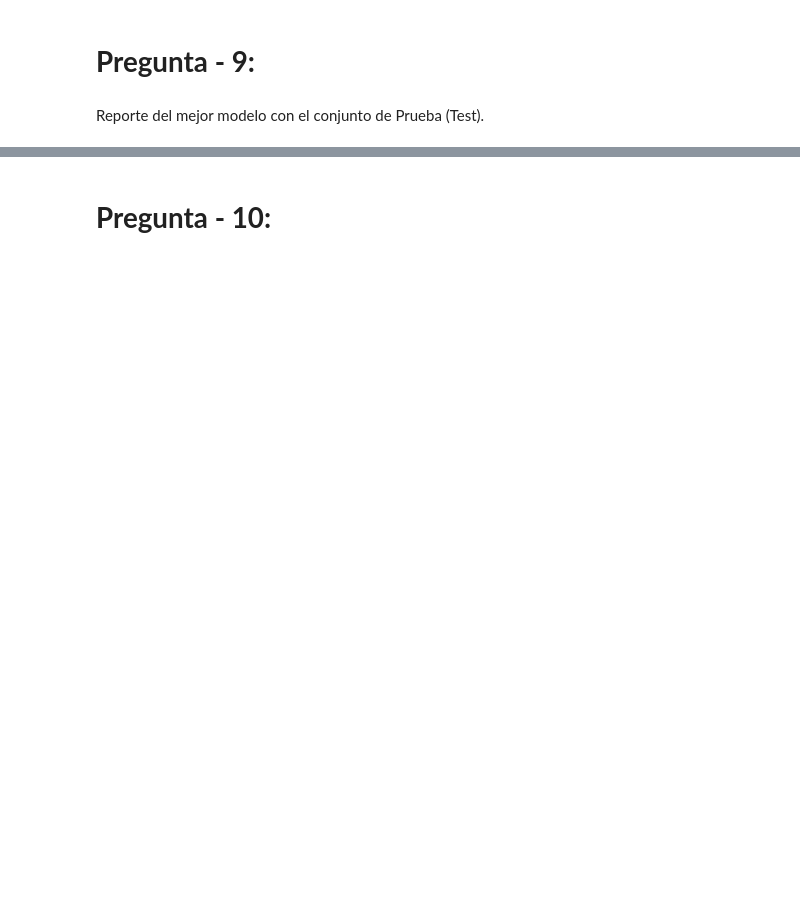
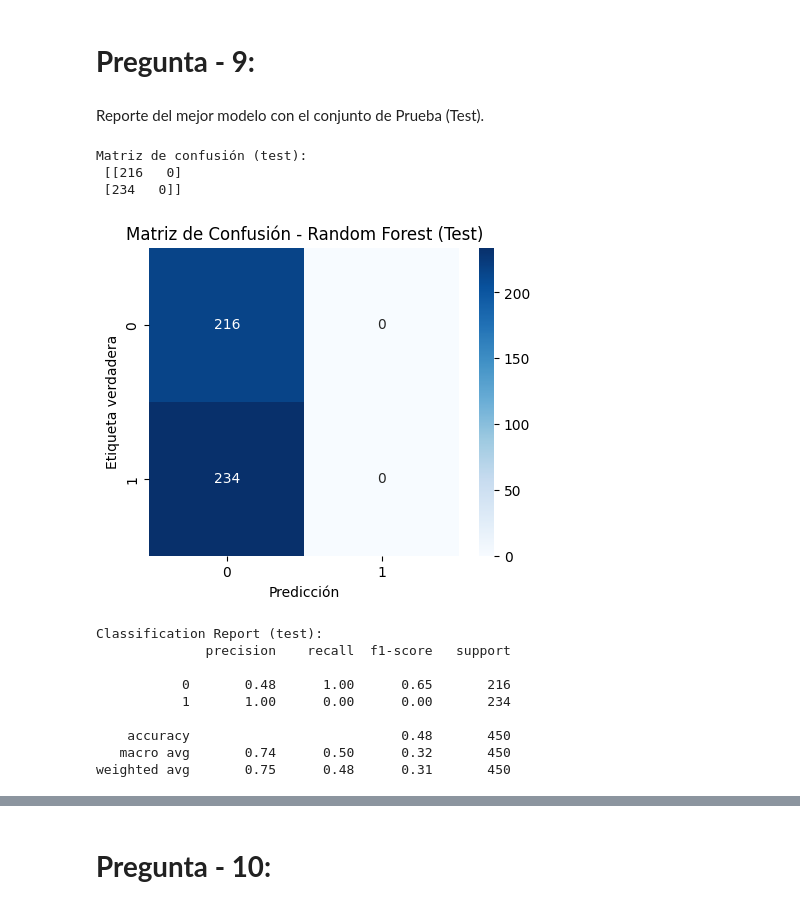
Before and after one commit to Cpano98/procesamiento-de-lenguaje-natural-equipo64, a Jupyter notebook: Actividad5/MNA_NLP_semana_5_Actividad_Embeddings_2025.ipynb, the cells around one changed output, grey strips where cells are left out. Cells and saved outputs as stored; diff of their text form; code cells hidden in the pictures; blank space fills up the shorter version.

```diff
--- a/Actividad5/MNA_NLP_semana_5_Actividad_Embeddings_2025.ipynb
+++ b/Actividad5/MNA_NLP_semana_5_Actividad_Embeddings_2025.ipynb
@@ -171,3 +177,12 @@ assert Y.shape == (3000,)
 # **Pregunta - 2:**
 # %% [markdown]
 Realiza el proceso de limpieza. Aplica el preprocesamiento que consideres adecuado.
+# %%
+# Limpiamos el texto reemplazando los tabuladores por espacios y separamos la etiqueta del comentario.
+# Como los datos de IMDB no usan tabulador para separar la etiqueta, usamos rsplit para dividir desde el final.
+# Esto permite extraer correctamente la etiqueta (Y) como la última palabra del texto.
+df['text'] = df['text'].str.replace('\t', ' ', regex=False)
+df[['text', 'Y']] = df['text'].str.rsplit(n=1, expand=True)
+df['Y'] = df['Y'].astype(int)
+Y = df['Y'].copy()
+X = df['text']
@@ -577,0 +671,39 @@ None
+# %%
+# ******* Inlcuye a continuación todas las líneas de código y celdas que requieras: ***********
+
+
+# Elegiendo el mejor modelo (Random Forest) y prediciendo en test
+y_test_pred = rf_model.predict(testEmb)
+
+# Matriz de confusión
+cm = confusion_matrix(y_test, y_test_pred)
+print("Matriz de confusión (test):\n", cm)
+
+# Visualización
+plt.figure(figsize=(5,4))
+sns.heatmap(cm, annot=True, fmt='d', cmap='Blues')
+plt.xlabel('Predicción')
+plt.ylabel('Etiqueta verdadera')
+plt.title('Matriz de Confusión - Random Forest (Test)')
+plt.show()
+
+# Classification report
+print("Classification Report (test):")
+print(classification_report(y_test, y_test_pred, zero_division=1))
+
+
+# *********** Aquí termina la sección de agregar código *************
+# %% [output]
+Matriz de confusión (test):
+ [[216   0]
+ [234   0]]
+[figure, added]
+Classification Report (test):
+              precision    recall  f1-score   support
+
+           0       0.48      1.00      0.65       216
+           1       1.00      0.00      0.00       234
+
+    accuracy                           0.48       450
+   macro avg       0.74      0.50      0.32       450
+weighted avg       0.75      0.48      0.31       450
```
Also changed, not shown: parts of 23 cells of this notebook, 7 other files.
